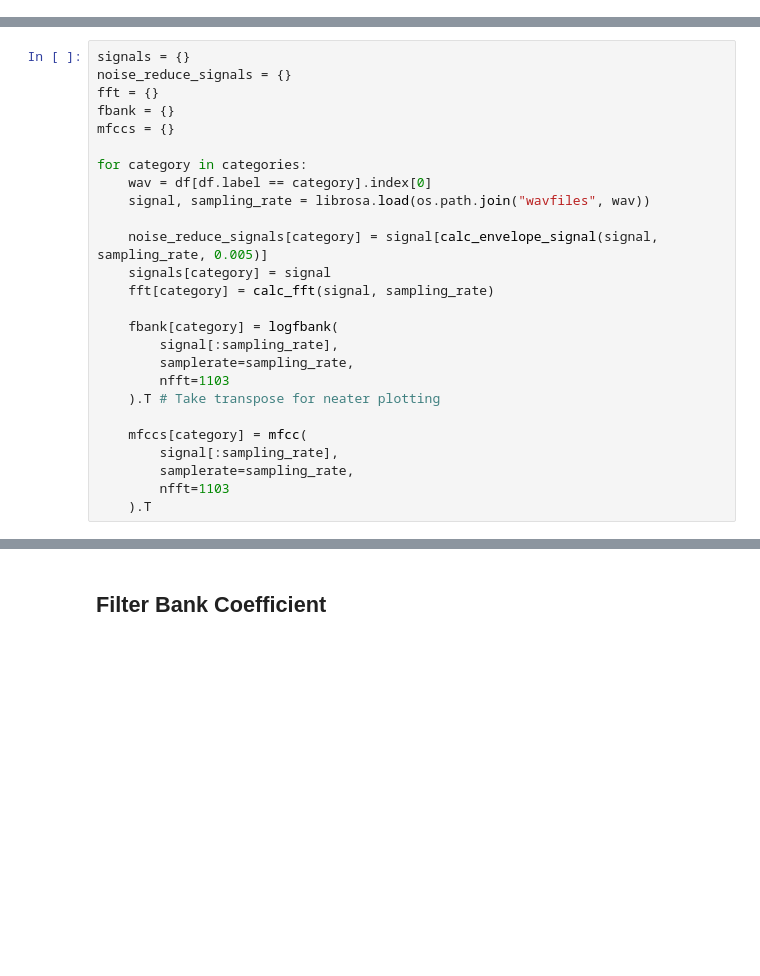
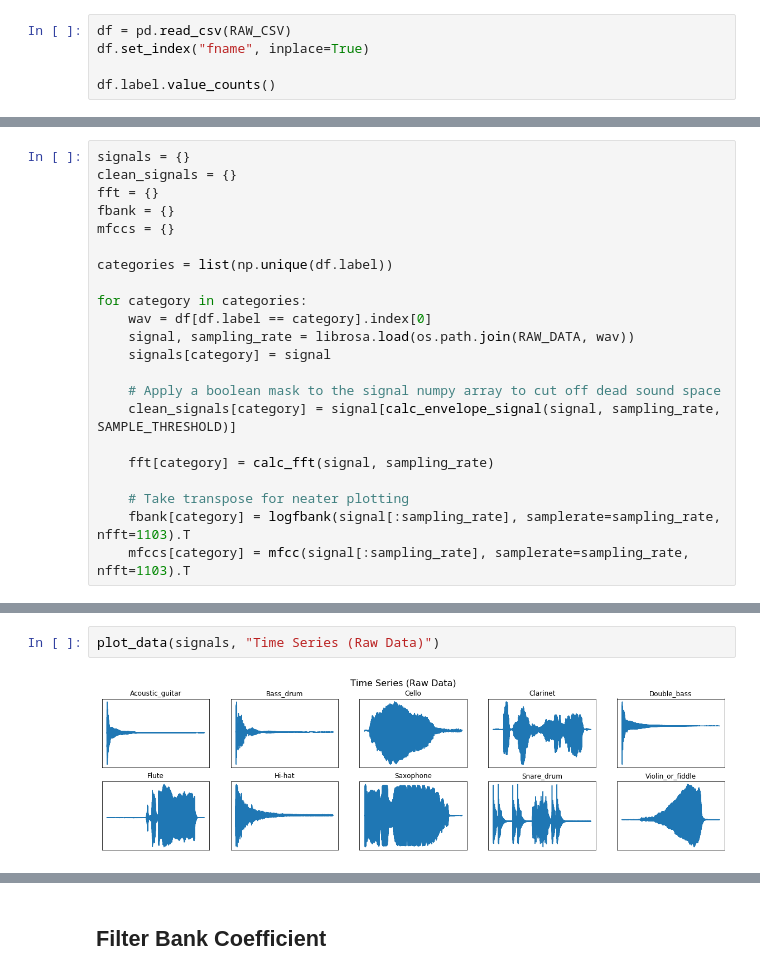
Before and after one commit to lauradang/audio-classification, a Jupyter notebook: visualizing.ipynb, the cells around one changed output, grey strips where cells are left out. Drawn from its saved outputs; the diff is of its cells as text; blank space fills up the shorter version.

```diff
--- a/visualizing.ipynb
+++ b/visualizing.ipynb
@@ -26,0 +33,5 @@ df.head()
+# %%
+df = pd.read_csv(RAW_CSV)
+df.set_index("fname", inplace=True)
+
+df.label.value_counts()
@@ -43,26 +108,22 @@ plt.show()
 # %%
 signals = {}
-noise_reduce_signals = {}
+clean_signals = {}
 fft = {}
 fbank = {}
 mfccs = {}
 
+categories = list(np.unique(df.label))
+
 for category in categories:
     wav = df[df.label == category].index[0]
-    signal, sampling_rate = librosa.load(os.path.join("wavfiles", wav))
+    signal, sampling_rate = librosa.load(os.path.join(RAW_DATA, wav))
+    signals[category] = signal
 
-    noise_reduce_signals[category] = signal[calc_envelope_signal(signal, sampling_rate, 0.005)]
-    signals[category] = signal
+    # Apply a boolean mask to the signal numpy array to cut off dead sound space
+    clean_signals[category] = signal[calc_envelope_signal(signal, sampling_rate, SAMPLE_THRESHOLD)]
+
     fft[category] = calc_fft(signal, sampling_rate)
 
-    fbank[category] = logfbank(
-        signal[:sampling_rate],
-        samplerate=sampling_rate,
-        nfft=1103
-    ).T # Take transpose for neater plotting
-
-    mfccs[category] = mfcc(
-        signal[:sampling_rate],
-        samplerate=sampling_rate,
-        nfft=1103
-    ).T
+    # Take transpose for neater plotting
+    fbank[category] = logfbank(signal[:sampling_rate], samplerate=sampling_rate, nfft=1103).T
+    mfccs[category] = mfcc(signal[:sampling_rate], samplerate=sampling_rate, nfft=1103).T
@@ -80,0 +133,4 @@ plt.show()
+# %%
+plot_data(signals, "Time Series (Raw Data)")
+# %% [output]
+[figure, added]
```
Also changed, not shown: parts of 38 cells of this notebook, 14 other files.
